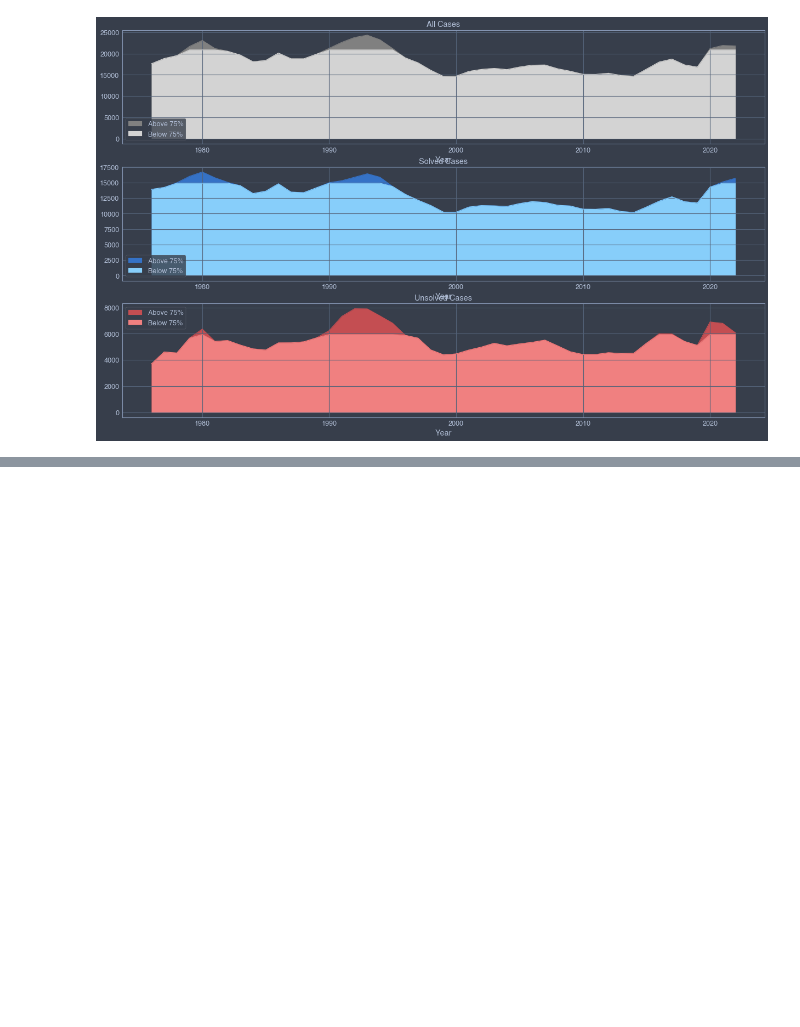
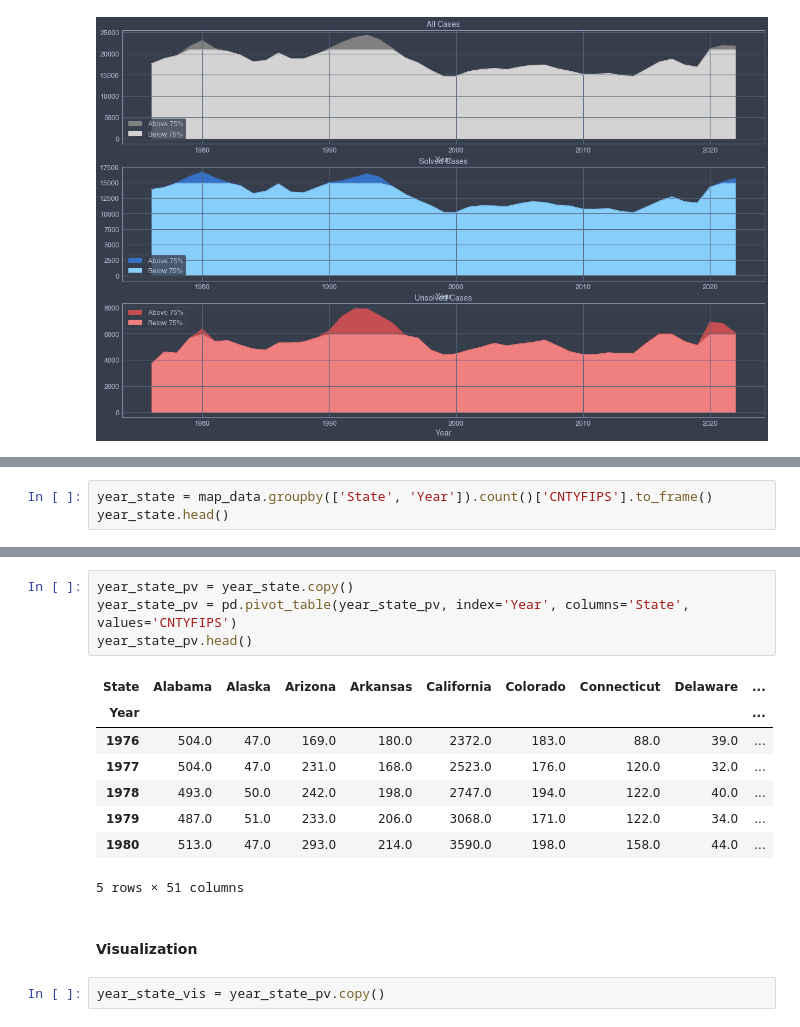
Before and after one commit to fadeeva/weird_projects, a Jupyter notebook: Serial_Killers/Outliers_in_Murder_Accountability_Project.ipynb, the cells around one changed output, grey strips where cells are left out. Drawn from its saved outputs; the diff is of its cells as text; blank space fills up the shorter version.

```diff
--- a/Serial_Killers/Outliers_in_Murder_Accountability_Project.ipynb
+++ b/Serial_Killers/Outliers_in_Murder_Accountability_Project.ipynb
@@ -147,0 +150,3 @@ ax[2].legend()
+# %%
+year_state = map_data.groupby(['State', 'Year']).count()['CNTYFIPS'].to_frame()
+year_state.head()
@@ -147,0 +183,17 @@ ax[2].legend()
+# %%
+year_state_pv = year_state.copy()
+year_state_pv = pd.pivot_table(year_state_pv, index='Year', columns='State', values='CNTYFIPS')
+year_state_pv.head()
+# %% [output]
+| State | Alabama | Alaska | Arizona | Arkansas | California | Colorado | Connecticut | Delaware | ... |
+| Year |  |  |  |  |  |  |  |  | ... |
+| 1976 | 504.0 | 47.0 | 169.0 | 180.0 | 2372.0 | 183.0 | 88.0 | 39.0 | ... |
+| 1977 | 504.0 | 47.0 | 231.0 | 168.0 | 2523.0 | 176.0 | 120.0 | 32.0 | ... |
+| 1978 | 493.0 | 50.0 | 242.0 | 198.0 | 2747.0 | 194.0 | 122.0 | 40.0 | ... |
+| 1979 | 487.0 | 51.0 | 233.0 | 206.0 | 3068.0 | 171.0 | 122.0 | 34.0 | ... |
+| 1980 | 513.0 | 47.0 | 293.0 | 214.0 | 3590.0 | 198.0 | 158.0 | 44.0 | ... |
+5 rows × 51 columns
+# %% [markdown]
+#### Visualization
+# %%
+year_state_vis = year_state_pv.copy()
```
Also changed, not shown: parts of 5 cells of this notebook.
